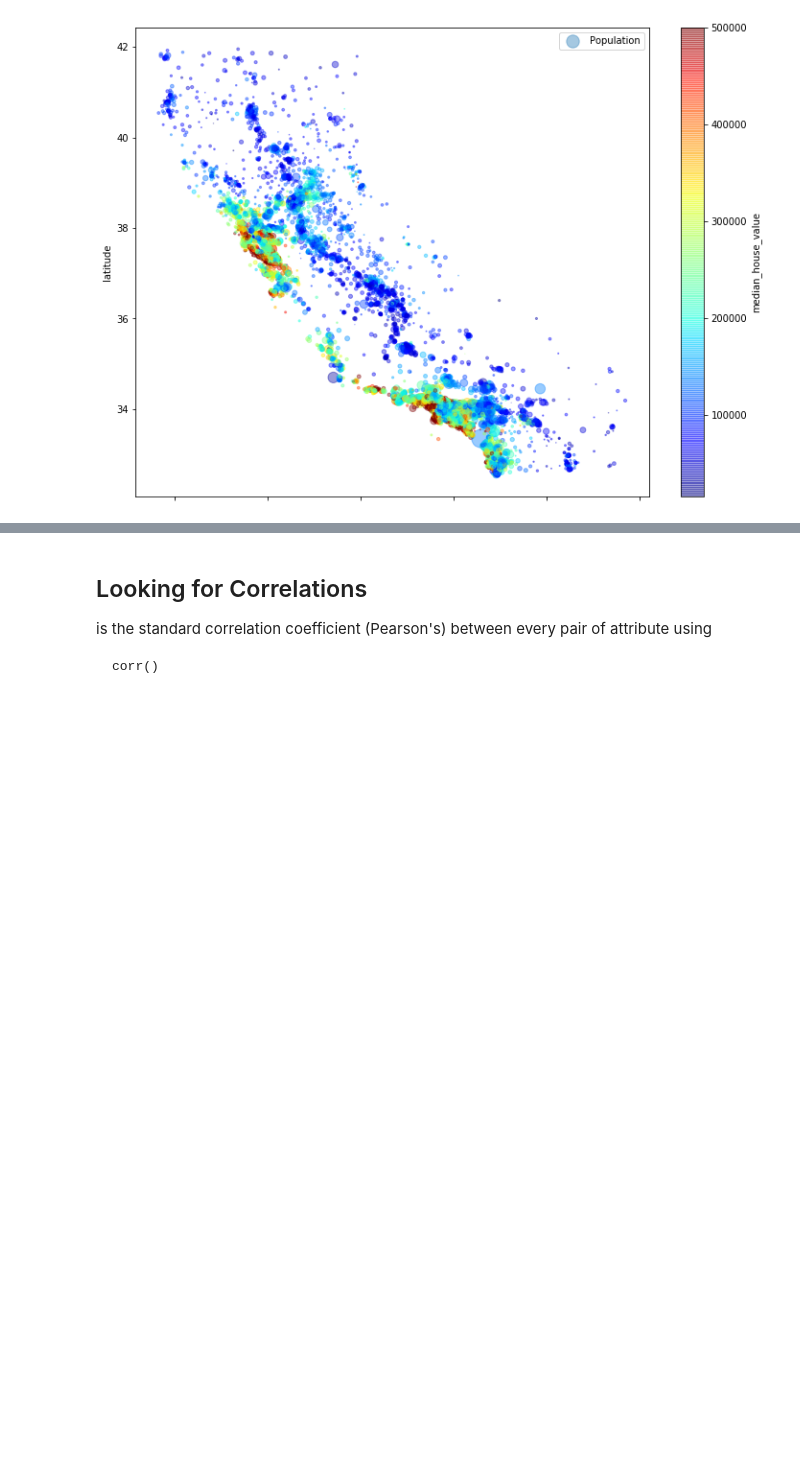
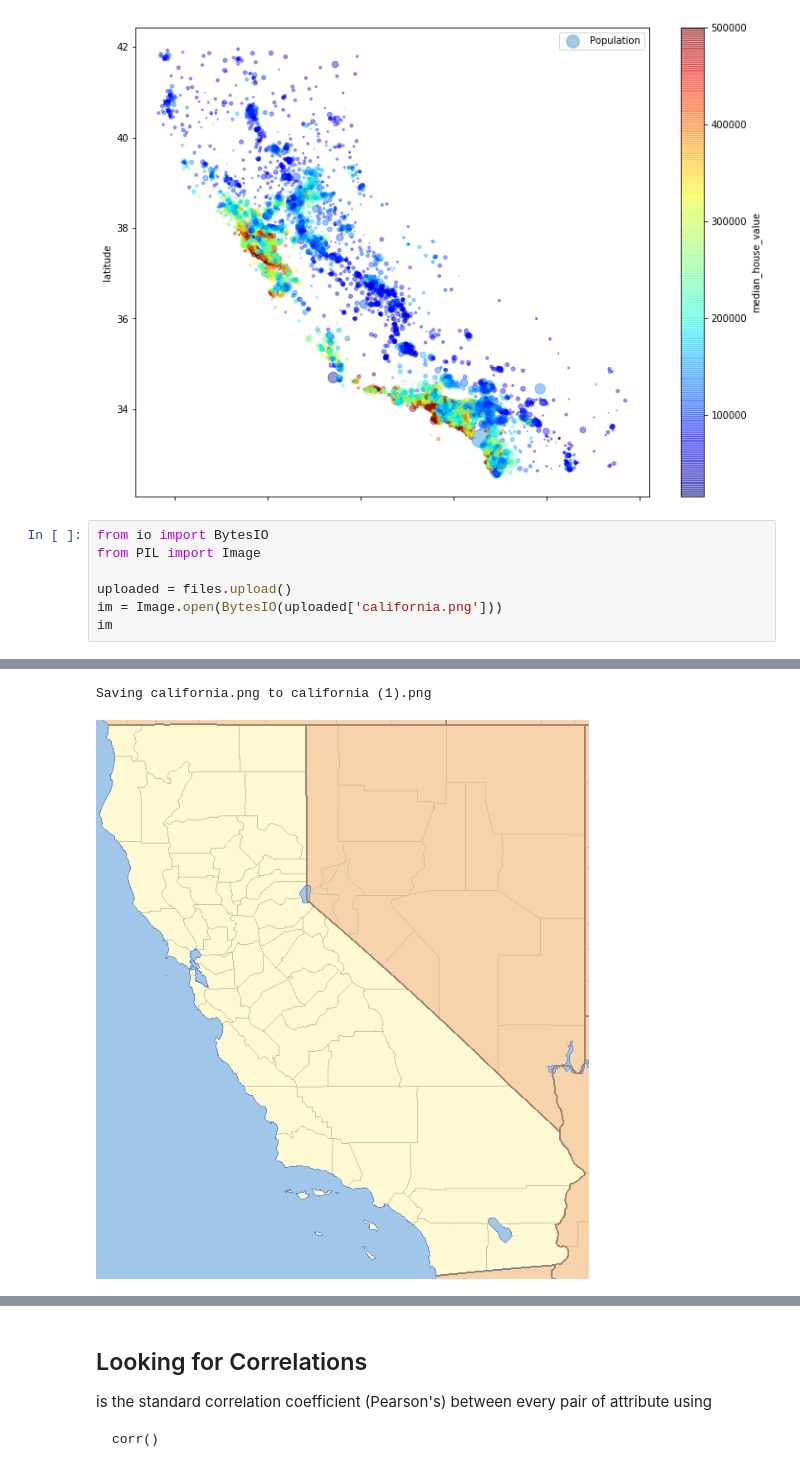
Before and after one commit to yogi0421/Hands-on-Tensorflow-and-Scikitlearn-2nd-Edition-eBook, a Jupyter notebook: Colab_end_to_end_ML_project.ipynb, the cells around one changed output, grey strips where cells are left out. Saved outputs shown, nothing was run; the diff lists cells and outputs as text; blank space fills up the shorter version.

```diff
--- a/Colab_end_to_end_ML_project.ipynb
+++ b/Colab_end_to_end_ML_project.ipynb
@@ -183,3 +183,11 @@ plt.legend()
 # %% [output]
 <matplotlib.legend.Legend at 0x...>
 [figure]
+# %%
+from io import BytesIO
+from PIL import Image
+
+uploaded = files.upload()
+im = Image.open(BytesIO(uploaded['california.png']))
+im
+# %% [output]
@@ -185,0 +195,2 @@ plt.legend()
+Saving california.png to california (1).png
+[figure, added]
```
Also changed, not shown: parts of 18 cells of this notebook.
